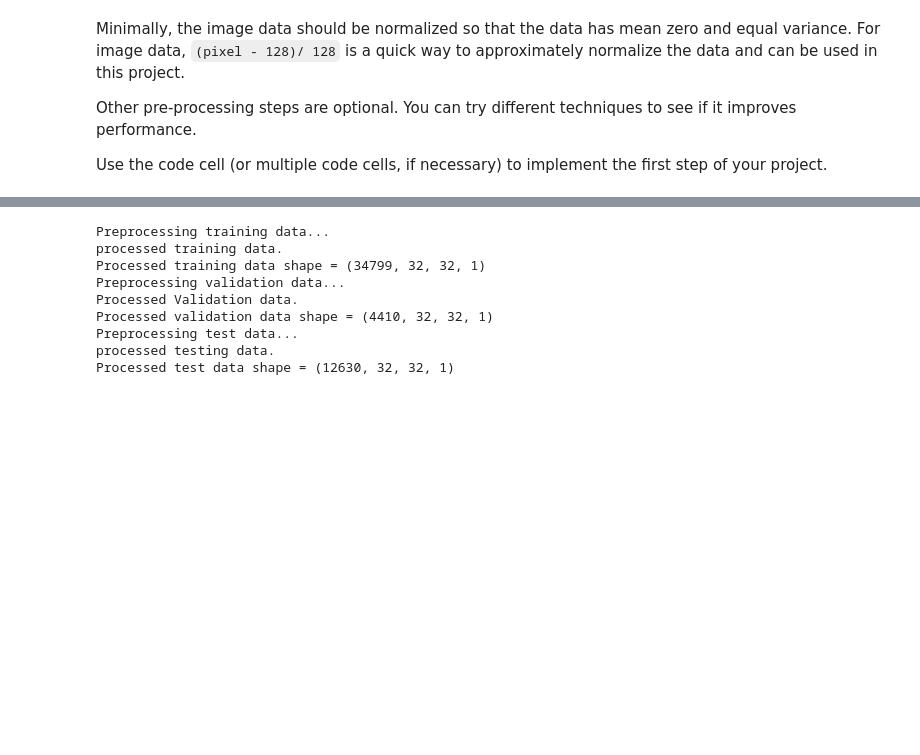
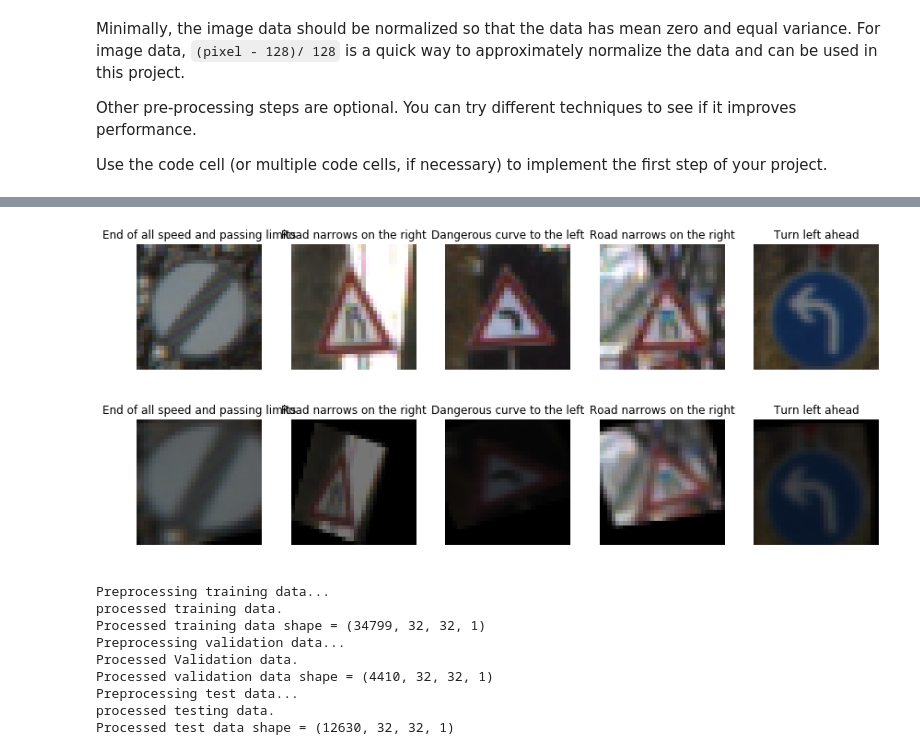
Before and after one commit to shank16/CarND-Traffic-Sign-Classifier-Project, a Jupyter notebook: Traffic_Sign_Classifier.ipynb, the cells around one changed output, grey strips where cells are left out. Cells and saved outputs as stored; diff of their text form; code cells hidden in the pictures; blank space fills up the shorter version.

```diff
--- a/Traffic_Sign_Classifier.ipynb
+++ b/Traffic_Sign_Classifier.ipynb
@@ -176 +295,22 @@ Use the code cell (or multiple code cells, if necessary) to implement the first
+# %%
+choices = list(range(len(input_indices)))
+picks = []
+for i in range(5):
+    rnd_index = np.random.randint(low=0,high=len(choices))
+    picks.append(choices.pop(rnd_index))
+fig, ax = plt.subplots(2,5, figsize=(15, 6))
+fig.subplots_adjust(hspace = .4, wspace=.001)
+ax = ax.ravel()
+for i in range(5):
+    image = X_train_con[input_indices[picks[i]]].squeeze()
+    ax[i].axis('off')
+    ax[i].imshow(image, cmap = 'gray')
+    ax[i].set_title(name_values[y_train_con[input_indices[picks[i]]]][1].decode('ascii'))
+for i in range(5):
+    image = X_train_con[output_indices[picks[i]]].squeeze()
+    ax[i+5].axis('off')
+    ax[i+5].imshow(image, cmap = 'gray')
+    ax[i+5].set_title(name_values[y_train_con[output_indices[picks[i]]]][1].decode('ascii'))
+# %% [output]
+[figure, added]
 # %%
```
Also changed, not shown: parts of 7 cells of this notebook, 1 other file.
